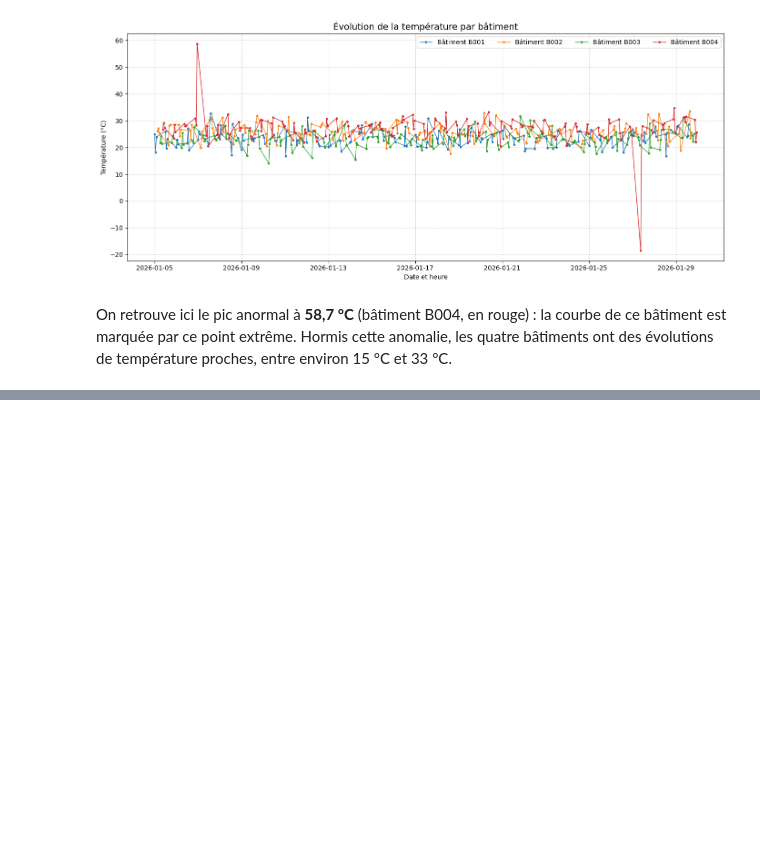
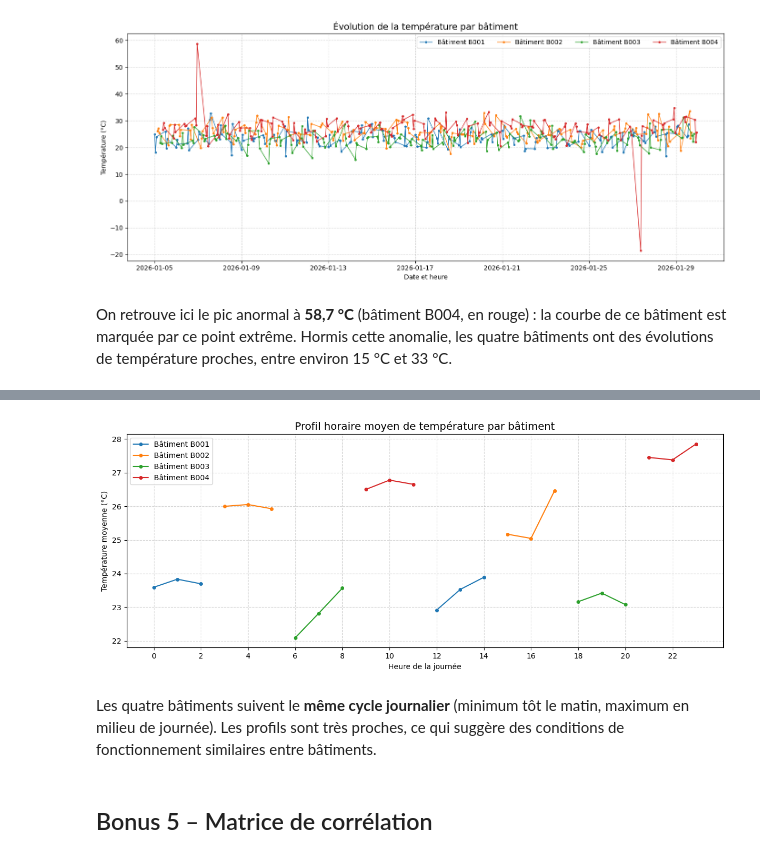
Before and after one commit to boltn5107-sos/atelier-matplotlib, a Jupyter notebook: atelier_matplotlib_iot/notebooks/atelier_matplotlib_iot.ipynb, the cells around one changed output, grey strips where cells are left out. Cells and saved outputs as stored; diff of their text form; code cells hidden in the pictures; blank space fills up the shorter version.

```diff
--- a/atelier_matplotlib_iot/notebooks/atelier_matplotlib_iot.ipynb
+++ b/atelier_matplotlib_iot/notebooks/atelier_matplotlib_iot.ipynb
@@ -553,0 +745,5 @@ des évolutions de température proches, entre environ 15 °C et 33 °C.
+# %%
+df_heat["batiment"] = df_heat["batiment"]
+
+profil_horaire = df_heat.groupby(["batiment", "heure"])["temperature"].mean().unstack(level=0)
+profil_horaire.round(2).head()
@@ -553,0 +758,24 @@ des évolutions de température proches, entre environ 15 °C et 33 °C.
+# %%
+fig, ax = plt.subplots(figsize=(12, 5))
+
+for batiment in ["B001", "B002", "B003", "B004"]:
+    ax.plot(profil_horaire.index, profil_horaire[batiment], marker="o", markersize=4,
+            label=f"Bâtiment {batiment}")
+
+ax.set_title("Profil horaire moyen de température par bâtiment", fontsize=14)
+ax.set_xlabel("Heure de la journée")
+ax.set_ylabel("Température moyenne (°C)")
+ax.set_xticks(range(0, 24, 2))
+ax.legend()
+ax.grid(True, linestyle="--", alpha=0.5)
+
+plt.tight_layout()
+plt.show()
+# %% [output]
+[figure, added]
+# %% [markdown]
+Les quatre bâtiments suivent le **même cycle journalier** (minimum tôt le matin, maximum en
+milieu de journée). Les profils sont très proches, ce qui suggère des conditions de
+fonctionnement similaires entre bâtiments.
+# %% [markdown]
+## Bonus 5 – Matrice de corrélation
```
Also changed, not shown: parts of 22 cells of this notebook, 2 other files.
